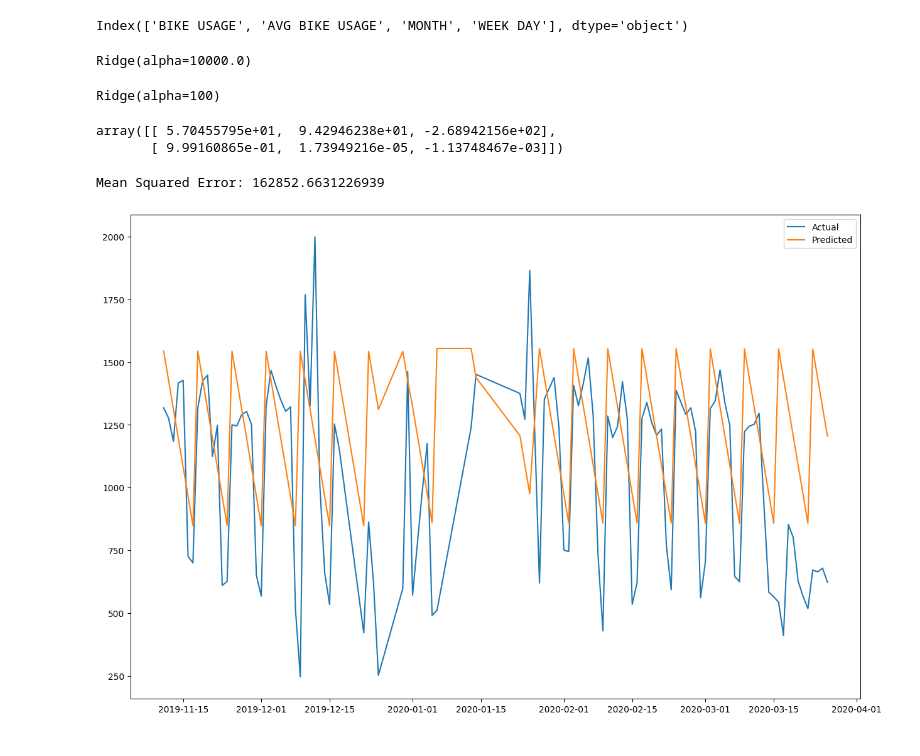
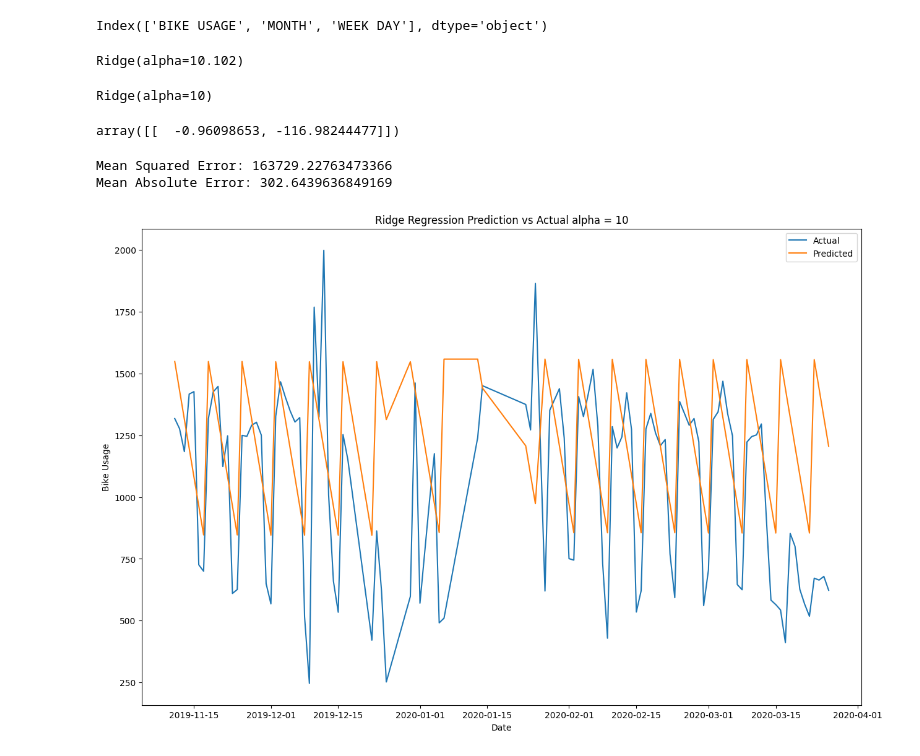
Before and after one commit to cpusch/MLFinalAssignment, a Jupyter notebook: ridge.ipynb, the cells around one changed output. Drawn from its saved outputs; the diff is of its cells as text; code cells hidden in the pictures.

Commit message:
cleaned up and added comments

```diff
--- a/ridge.ipynb
+++ b/ridge.ipynb
@@ -7,7 +7,7 @@ from sklearn.metrics import mean_squared_error
 from sklearn.model_selection import GridSearchCV
 import matplotlib.pyplot as plt
 # %%
-data = pd.read_csv('./monthlyAvg.csv')
+data = pd.read_csv('./UsageByDayClean.csv')
 data['TIME'] = pd.to_datetime(data['TIME'])
 data.sort_values(by=['TIME'], inplace=True)
 data.set_index('TIME', inplace=True)
@@ -25,7 +25,7 @@ post_covid_date = pd.to_datetime('2022-01-21')
 # %%
 data.columns
 # %% [output]
-Index(['BIKE USAGE', 'AVG BIKE USAGE', 'MONTH', 'WEEK DAY'], dtype='object')
+Index(['BIKE USAGE', 'MONTH', 'WEEK DAY'], dtype='object')
 # %%
 #variable x which is all the data before the covid date excluding the bike usage column (features)
 X = data.loc[data.index < pre_covid_date].drop('BIKE USAGE', axis=1)
@@ -39,36 +39,42 @@ X_train, X_test, Y_train, Y_test = train_test_split(X, y, test_size=0.2, shuffle
 # %%
 # finding the optimal alpha value for the ridge regression model
 ridge = Ridge()
-alpha_values = {'alpha': np.linspace(1000,10000,100)}
+ridge.fit(X_train, Y_train)
+alpha_values = {'alpha': np.linspace(.001,1000,100)}
 ridge_regressor = GridSearchCV(ridge, alpha_values, scoring='neg_mean_squared_error', cv=5)
 ridge_regressor.fit(X_train, Y_train)
 print(ridge_regressor.best_estimator_)
 # best alpha found is 6.5  25.3
 # %% [output]
-Ridge(alpha=10000.0)
+Ridge(alpha=10.102)
 # %%
 # training ridge regression model with alpha of 153
-model = Ridge(alpha=100)
+model = Ridge(alpha=10)
 model.fit(X_train, Y_train)
 # %% [output]
-Ridge(alpha=100)
+Ridge(alpha=10)
 # %%
 model.coef_
 # %% [output]
-array([[ 5.70455795e+01,  9.42946238e+01, -2.68942156e+02],
-       [ 9.99160865e-01,  1.73949216e-05, -1.13748467e-03]])
+array([[  -0.96098653, -116.98244477]])
 # %%
 # evaluation the model using the testing data
 y_pred = model.predict(X_test)
 mse = mean_squared_error(Y_test, y_pred)
 print(f"Mean Squared Error: {mse}")
+mae = mean_absolute_error(Y_test, y_pred)
+print(f"Mean Absolute Error: {mae}")
 
 # plotting the predicted values against the actual values with the timestamp as the x axis
 plt.figure(figsize=(15,10))
 plt.plot(Y_test.index, Y_test, label='Actual')
 plt.plot(Y_test.index, y_pred, label='Predicted')
+plt.title('Ridge Regression Prediction vs Actual alpha = 10')
+plt.xlabel('Date')
+plt.ylabel('Bike Usage')
 plt.legend()
 plt.show()
 # %% [output]
-Mean Squared Error: 162852.6631226939
+Mean Squared Error: 163729.22763473366
+Mean Absolute Error: 302.6439636849169
-[figure, old version]
+[figure, new version]
```
Also changed, not shown: parts of 2 cells of this notebook.
